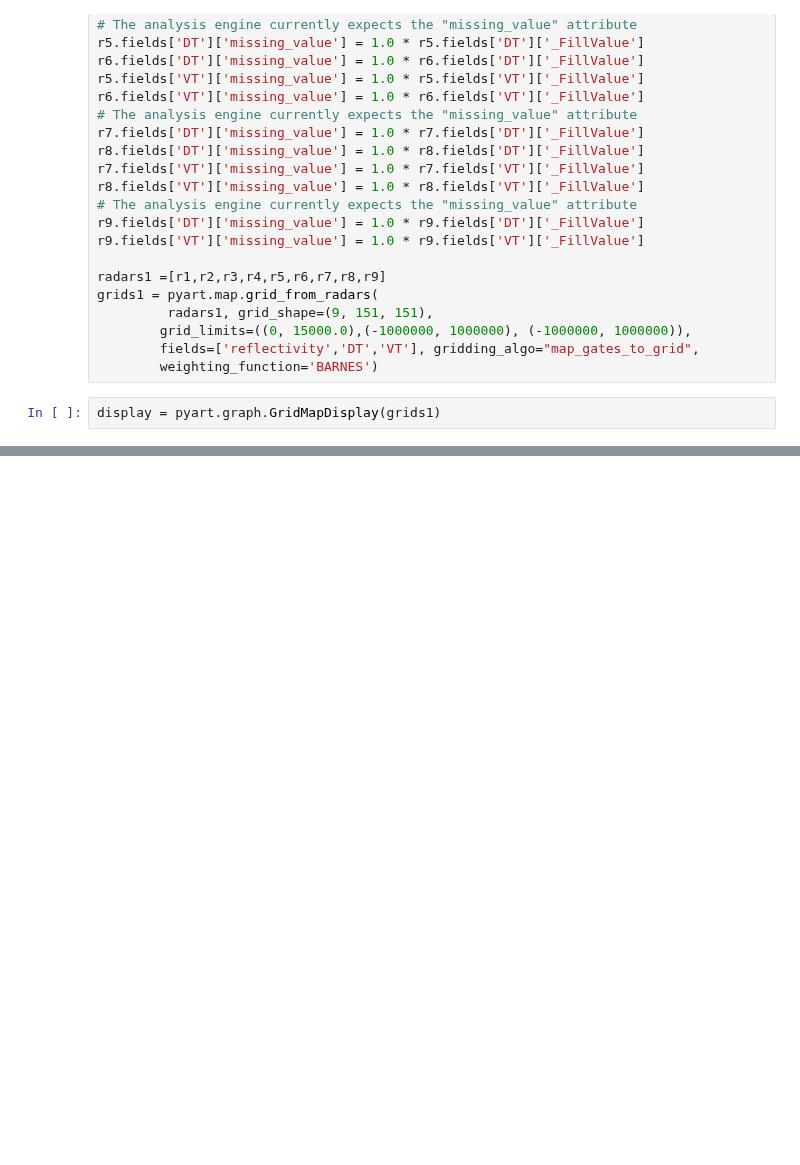
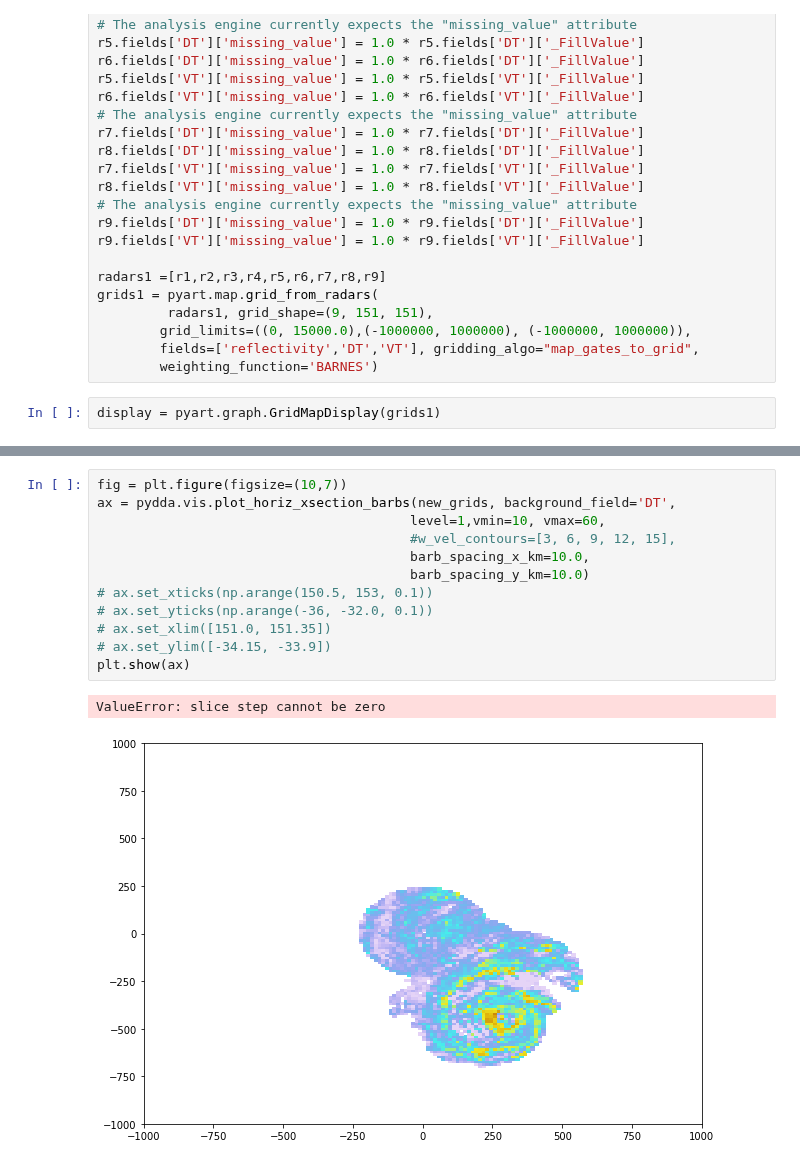
Before and after one commit to liyuan3970/study_demo, a Jupyter notebook: met_plot/利齐马/Multy_Radar.ipynb, the cells around one changed output, grey strips where cells are left out. Drawn from its saved outputs; the diff is of its cells as text; blank space fills up the shorter version.

```diff
--- a/met_plot/利齐马/Multy_Radar.ipynb
+++ b/met_plot/利齐马/Multy_Radar.ipynb
@@ -224,0 +247,15 @@ Done! Time = 8.2
+# %%
+fig = plt.figure(figsize=(10,7))
+ax = pydda.vis.plot_horiz_xsection_barbs(new_grids, background_field='DT',
+                                        level=1,vmin=10, vmax=60,
+                                        #w_vel_contours=[3, 6, 9, 12, 15],
+                                        barb_spacing_x_km=10.0,
+                                        barb_spacing_y_km=10.0)
+# ax.set_xticks(np.arange(150.5, 153, 0.1))
+# ax.set_yticks(np.arange(-36, -32.0, 0.1))
+# ax.set_xlim([151.0, 151.35])
+# ax.set_ylim([-34.15, -33.9])
+plt.show(ax)
+# %% [output]
+ValueError: slice step cannot be zero
+[figure, added]
```
Also changed, not shown: parts of 3 cells of this notebook, 9 other files.
